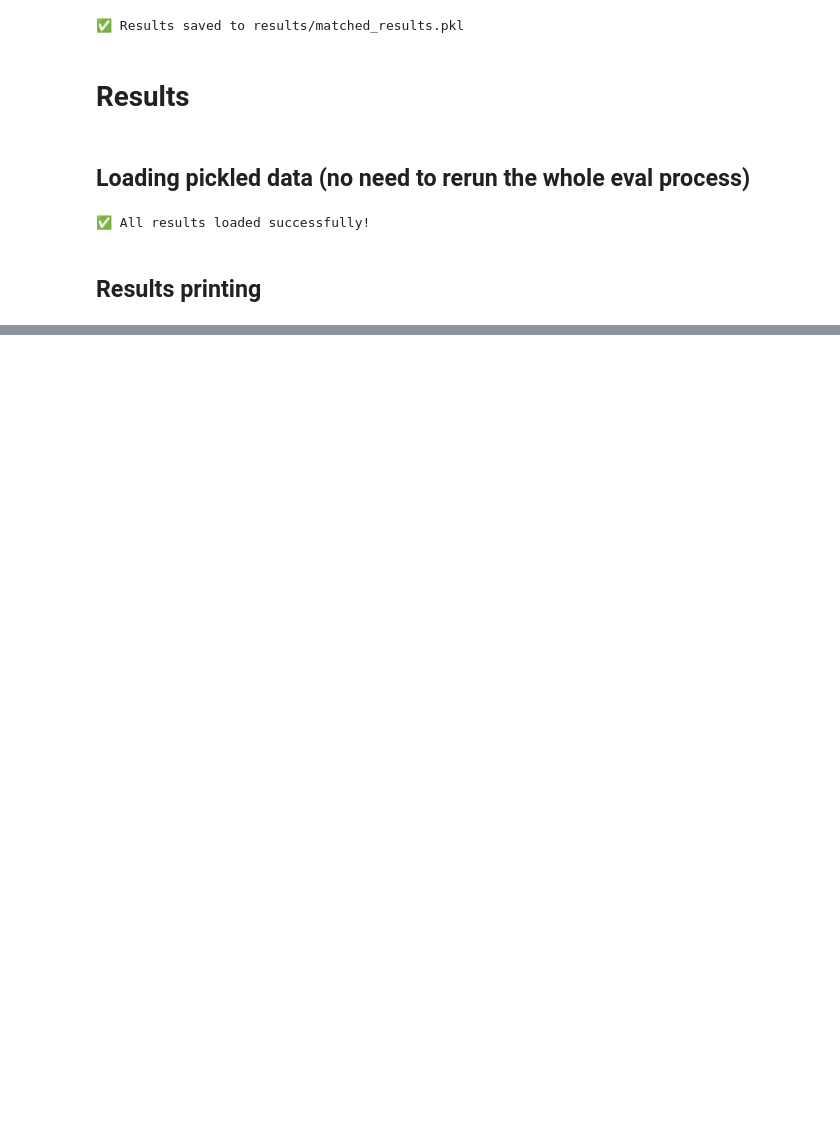
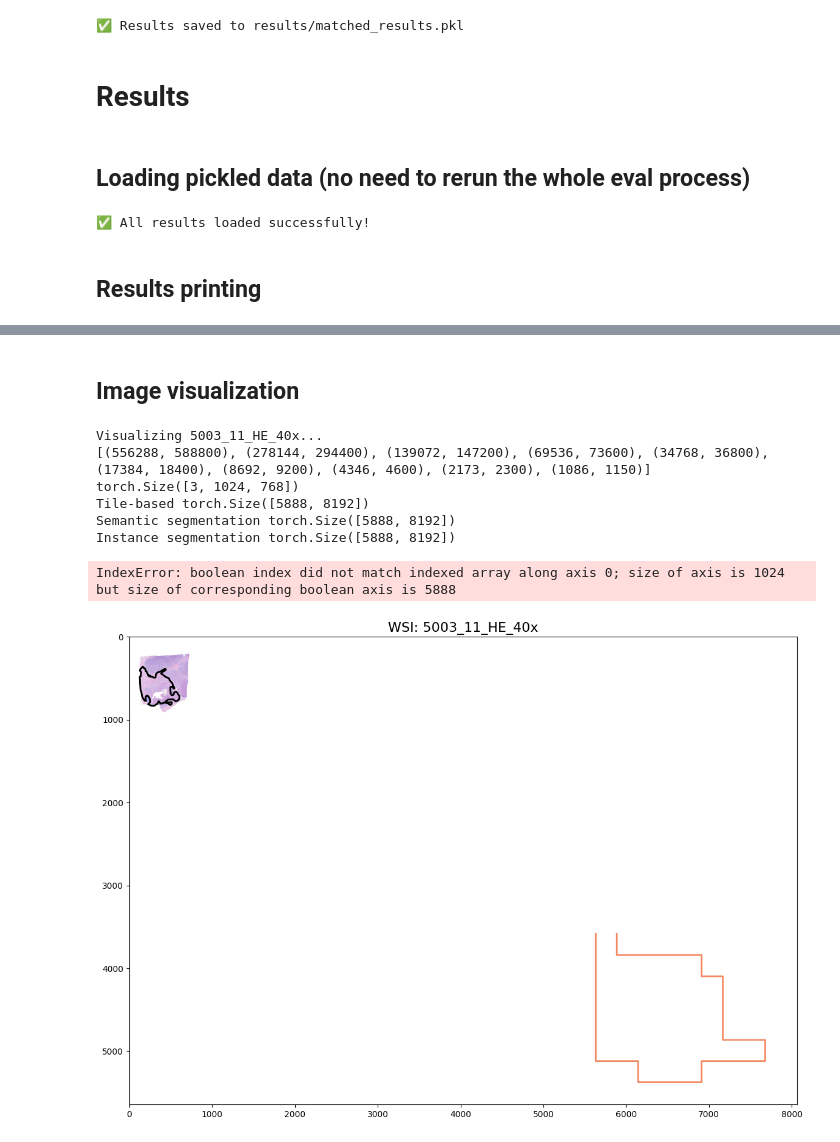
Before and after one commit to bolf-marton/tumor-region-detection-thesis, a Jupyter notebook: evaluation.ipynb, the cells around one changed output, grey strips where cells are left out. Drawn from its saved outputs; the diff is of its cells as text; code cells hidden in the pictures; blank space fills up the shorter version.

```diff
--- a/evaluation.ipynb
+++ b/evaluation.ipynb
@@ -514,0 +565,29 @@ ValueError: All arrays must be of the same length
+# %% [markdown]
+## Image visualization
+# %%
+# Get unique WSI names
+unique_wsi_names = set(results_df['wsi_name'])
+
+# Create a figure directory if it doesn't exist
+figures_dir = Path("results/images/")
+figures_dir.mkdir(exist_ok=True, parents=True)
+
+wsi_path = Path("/storage01/bolma/dev/data/BIOMAG_slides/Lung")
+
+# Visualize each WSI
+for wsi_name in unique_wsi_names:
+    print(f"Visualizing {wsi_name}...")
+    visualize_masks(wsi_name=wsi_name,
+                    matched_results=matched_results,
+                    wsi_folder=wsi_path,
+                    wsi_name_index_map=index_to_wsi_map,
+                    slide_dataset=slide_dataset)
+# %% [output]
+Visualizing 5003_11_HE_40x...
+[(556288, 588800), (278144, 294400), (139072, 147200), (69536, 73600), (34768, 36800), (17384, 18400), (8692, 9200), (4346, 4600), (2173, 2300), (1086, 1150)]
+torch.Size([3, 1024, 768])
+Tile-based torch.Size([5888, 8192])
+Semantic segmentation torch.Size([5888, 8192])
+Instance segmentation torch.Size([5888, 8192])
+IndexError: boolean index did not match indexed array along axis 0; size of axis is 1024 but size of corresponding boolean axis is 5888
+[figure, added]
```
Also changed, not shown: parts of 13 cells of this notebook, 7 other files.
